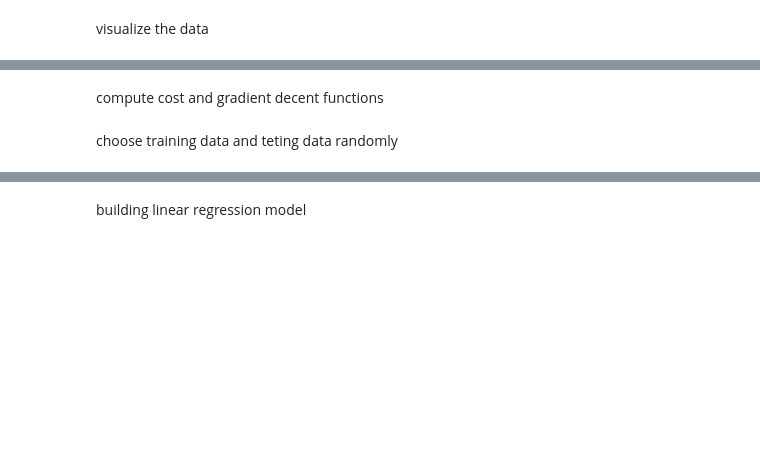
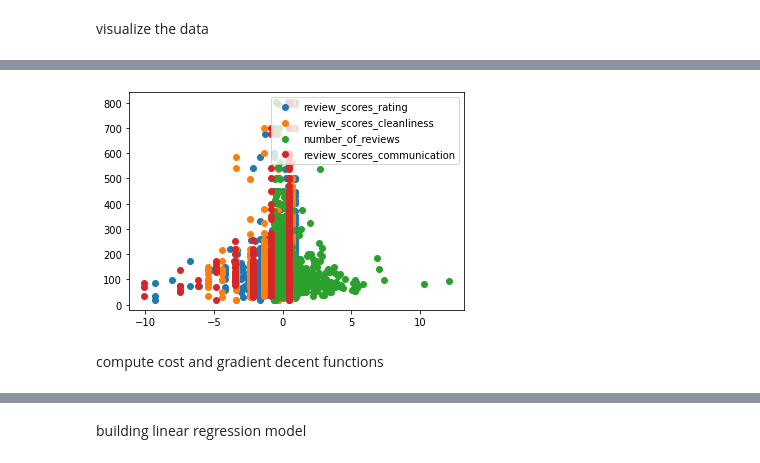
Before and after one commit to orenltr/gis_dev, a Jupyter notebook: HW2/PartD/exercise2_PartD.ipynb, the cells around one changed output, grey strips where cells are left out. Saved outputs shown, nothing was run; the diff lists cells and outputs as text; code cells hidden in the pictures; blank space fills up the shorter version.

```diff
--- a/HW2/PartD/exercise2_PartD.ipynb
+++ b/HW2/PartD/exercise2_PartD.ipynb
@@ -64,0 +77,5 @@ cleaned_numeric_data.plot
+# %%
+# the test data is the remaining 20% of the data
+test_data = relevant_data.loc[relevant_data.index.difference(train_data.index)]
+y_test = test_data['price'].values
+test_data = test_data.drop(columns='price')
@@ -133,3 +136,15 @@ plt.show()
+# %%
+plt.figure()
+
+ax = plt.scatter(normalized_training_data['review_scores_rating'].values, y_test, label= 'review_scores_rating')
+plt.scatter(normalized_training_data['review_scores_cleanliness'].values, y_test, label= 'review_scores_cleanliness')
+plt.scatter(normalized_training_data['number_of_reviews'].values, y_test, label= 'number_of_reviews')
+plt.scatter(normalized_training_data['review_scores_communication'].values, y_test, label= 'review_scores_communication')
+
+plt.legend()
+plt.show()
+# %% [output]
+[figure, added]
 # %% [markdown]
 compute cost and gradient decent functions
 # %%
@@ -247,2 +250,0 @@ relevant_data = cleaned_numeric_data.drop(columns=['id','scrape_id','host_id',
-# %% [markdown]
-choose training data and teting data randomly
```
Also changed, not shown: parts of 66 cells of this notebook.
